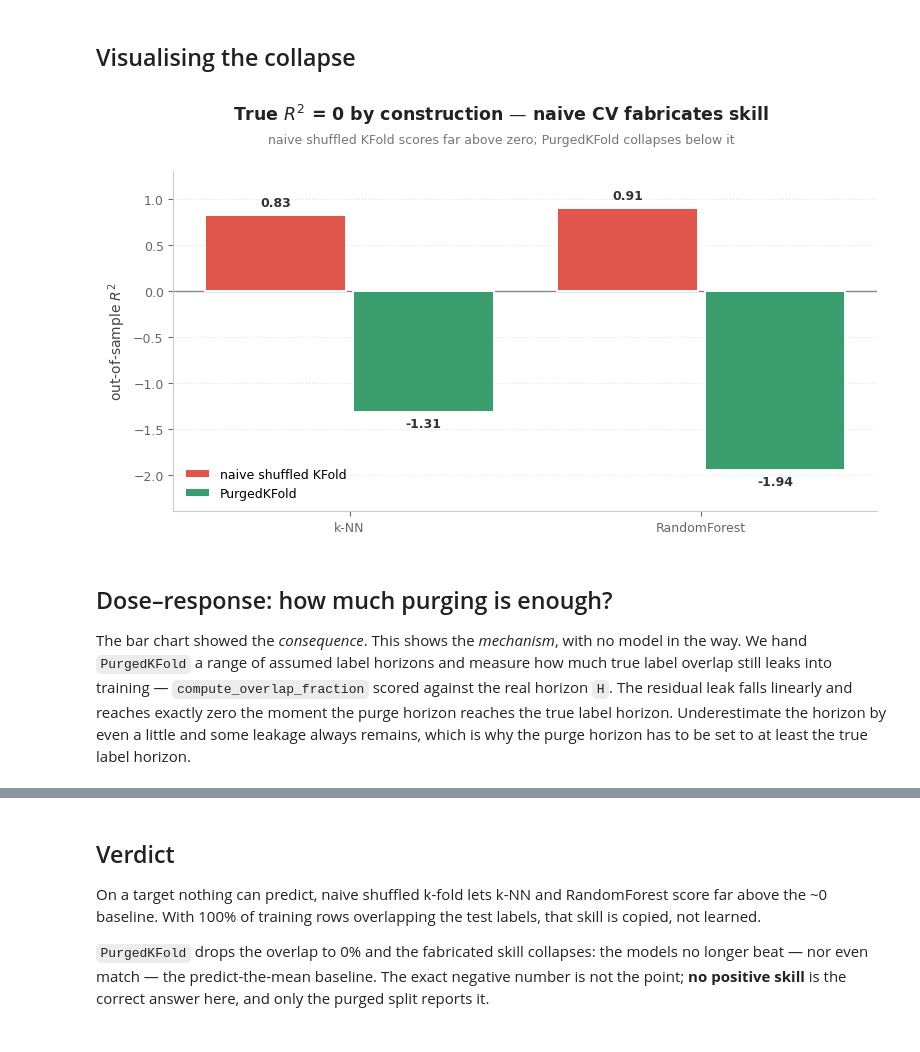
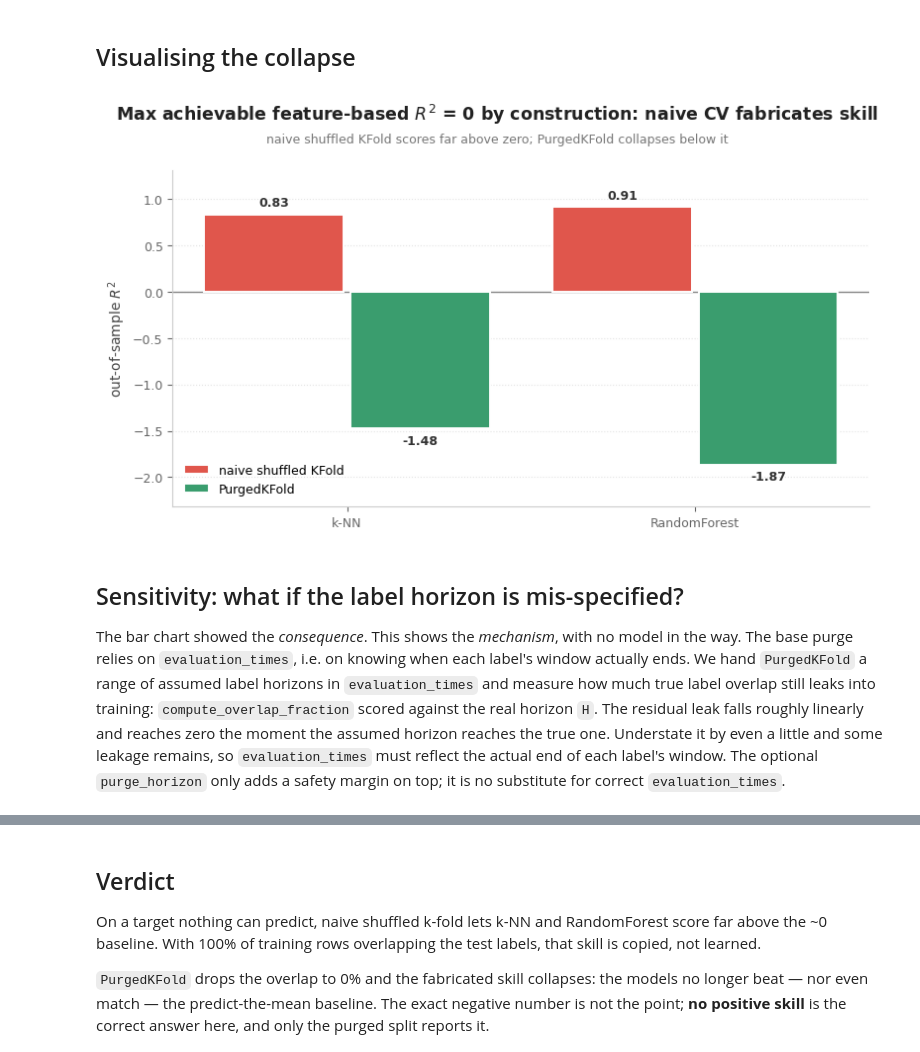
Before and after one commit to eslazarev/purged-cross-validation, a Jupyter notebook: examples/synthetic_leakage_proof.ipynb, the cells around one changed output, grey strips where cells are left out. Drawn from its saved outputs; the diff is of its cells as text; code cells hidden in the pictures.

Commit message:
feat: add script to generate CV leakage study notebook and update README

```diff
--- a/examples/synthetic_leakage_proof.ipynb
+++ b/examples/synthetic_leakage_proof.ipynb
@@ -47,7 +47,7 @@ construction. `x` only increases with time.
 # %%
 rng = np.random.default_rng(SEED)
 
-e = rng.standard_normal(N + H)
+e = rng.standard_normal(N + H - 1)  # N windows of length H need N + H - 1 draws
 y = np.array([e[t : t + H].mean() for t in range(N)])  # depends only on noise
 
 x = np.cumsum(rng.gamma(shape=2.0, scale=1.0, size=N))  # monotone, unrelated
@@ -151,46 +153,49 @@ for bars in (bars_naive, bars_purged):
                 h + (0.06 if h >= 0 else -0.06), f"{h:.2f}",
                 ha="center", va="bottom" if h >= 0 else "top",
                 fontsize=9, fontweight="bold", color="#333333")
 
 ax.axhline(0.0, color="#888888", lw=1, zorder=2)
 ax.set_xticks(xpos, real)
 ax.set_ylim(min(purged_vals) - 0.45, max(naive_vals) + 0.4)
 ax.set_ylabel("out-of-sample $R^2$", fontsize=10, color="#444444")
 ax.tick_params(colors="#666666", labelsize=9)
 for side in ("top", "right"):
     ax.spines[side].set_visible(False)
 for side in ("left", "bottom"):
     ax.spines[side].set_color("#cccccc")
 ax.grid(axis="y", ls=":", color="#dddddd", alpha=0.8, zorder=0)
 
-fig.text(0.5, 0.95, "True $R^2$ = 0 by construction — naive CV fabricates skill",
+fig.text(0.5, 0.95, "Max achievable feature-based $R^2$ = 0 by construction: naive CV fabricates skill",
          ha="center", fontsize=12.5, fontweight="bold", color="#222222")
 fig.text(0.5, 0.90,
          "naive shuffled KFold scores far above zero; PurgedKFold collapses below it",
          ha="center", fontsize=9, color="#777777")
 ax.legend(frameon=False, fontsize=9, loc="lower left")
 
 fig.subplots_adjust(top=0.84, bottom=0.10, left=0.09, right=0.97)
 
 # keep the README figure in sync with this notebook
 out_dir = Path("../.github/images")
 if out_dir.is_dir():
     fig.savefig(out_dir / "synthetic_leakage_proof.png", dpi=150)
 
 plt.show()
 # %% [output]
-[figure, old version]
+[figure, new version]
 # %% [markdown]
-## Dose–response: how much purging is enough?
+## Sensitivity: what if the label horizon is mis-specified?
 
 The bar chart showed the *consequence*. This shows the *mechanism*, with
-no model in the way. We hand `PurgedKFold` a range of assumed label
-horizons and measure how much true label overlap still leaks into
-training — `compute_overlap_fraction` scored against the real horizon
-`H`. The residual leak falls linearly and reaches exactly zero the moment
-the purge horizon reaches the true label horizon. Underestimate the
-horizon by even a little and some leakage always remains, which is why
-the purge horizon has to be set to at least the true label horizon.
+no model in the way. The base purge relies on `evaluation_times`, i.e.
+on knowing when each label's window actually ends. We hand `PurgedKFold`
+a range of assumed label horizons in `evaluation_times` and measure how
+much true label overlap still leaks into training:
+`compute_overlap_fraction` scored against the real horizon `H`. The
+residual leak falls roughly linearly and reaches zero the moment the
+assumed horizon reaches the true one. Understate it by even a little and
+some leakage remains, so `evaluation_times` must reflect the actual end
+of each label's window. The optional `purge_horizon` only adds a safety
+margin on top; it is no substitute for correct `evaluation_times`.
 # %%
 horizons = list(range(0, int(1.5 * H) + 1, 2))
 residual = []
```
Also changed, not shown: parts of 3 cells of this notebook, 4 other files.
